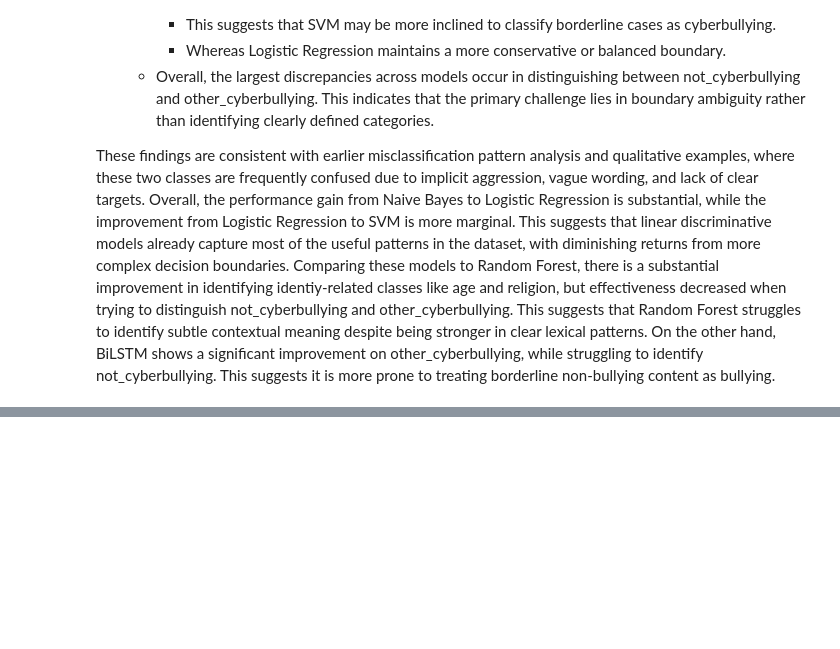
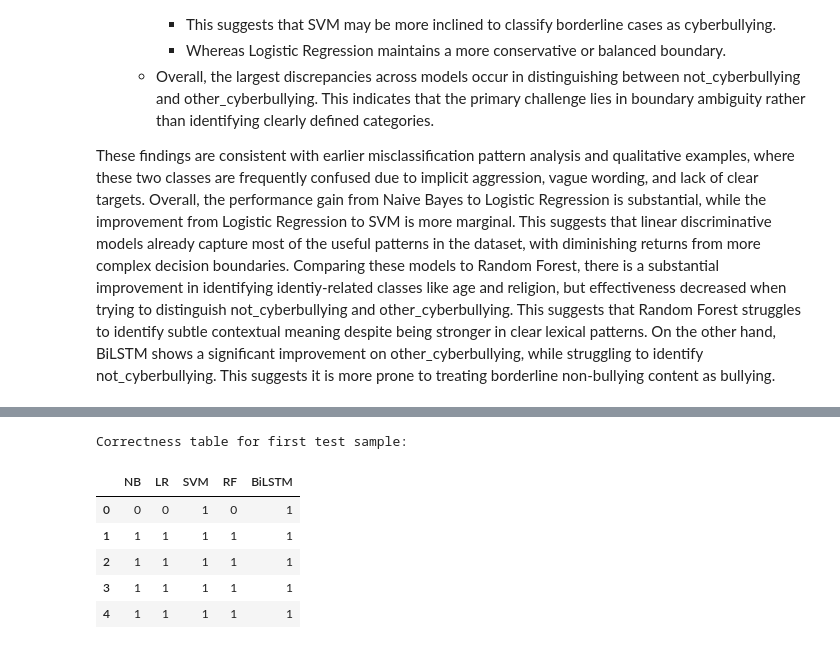
Before and after one commit to donkey-king-kong/CSCI-4907-NLU, a Jupyter notebook: Code/Full Source Code.ipynb, the cells around one changed output, grey strips where cells are left out. Saved outputs shown, nothing was run; the diff lists cells and outputs as text; code cells hidden in the pictures; blank space fills up the shorter version.

```diff
--- a/Code/Full Source Code.ipynb
+++ b/Code/Full Source Code.ipynb
@@ -1929,0 +1943,19 @@ These findings are consistent with earlier misclassification pattern analysis an
+# %%
+import pandas as pd
+import numpy as np
+
+y_true = np.array(y_test)
+correct_df = pd.DataFrame({
+    name: (np.array(pred) == y_true).astype(int)
+    for name, pred in predictions.items()
+})
+print("Correctness table for first test sample:")
+correct_df.head()
+# %% [output]
+Correctness table for first test sample:
+|  | NB | LR | SVM | RF | BiLSTM |
+| 0 | 0 | 0 | 1 | 0 | 1 |
+| 1 | 1 | 1 | 1 | 1 | 1 |
+| 2 | 1 | 1 | 1 | 1 | 1 |
+| 3 | 1 | 1 | 1 | 1 | 1 |
+| 4 | 1 | 1 | 1 | 1 | 1 |
```
Also changed, not shown: parts of 10 cells of this notebook.
